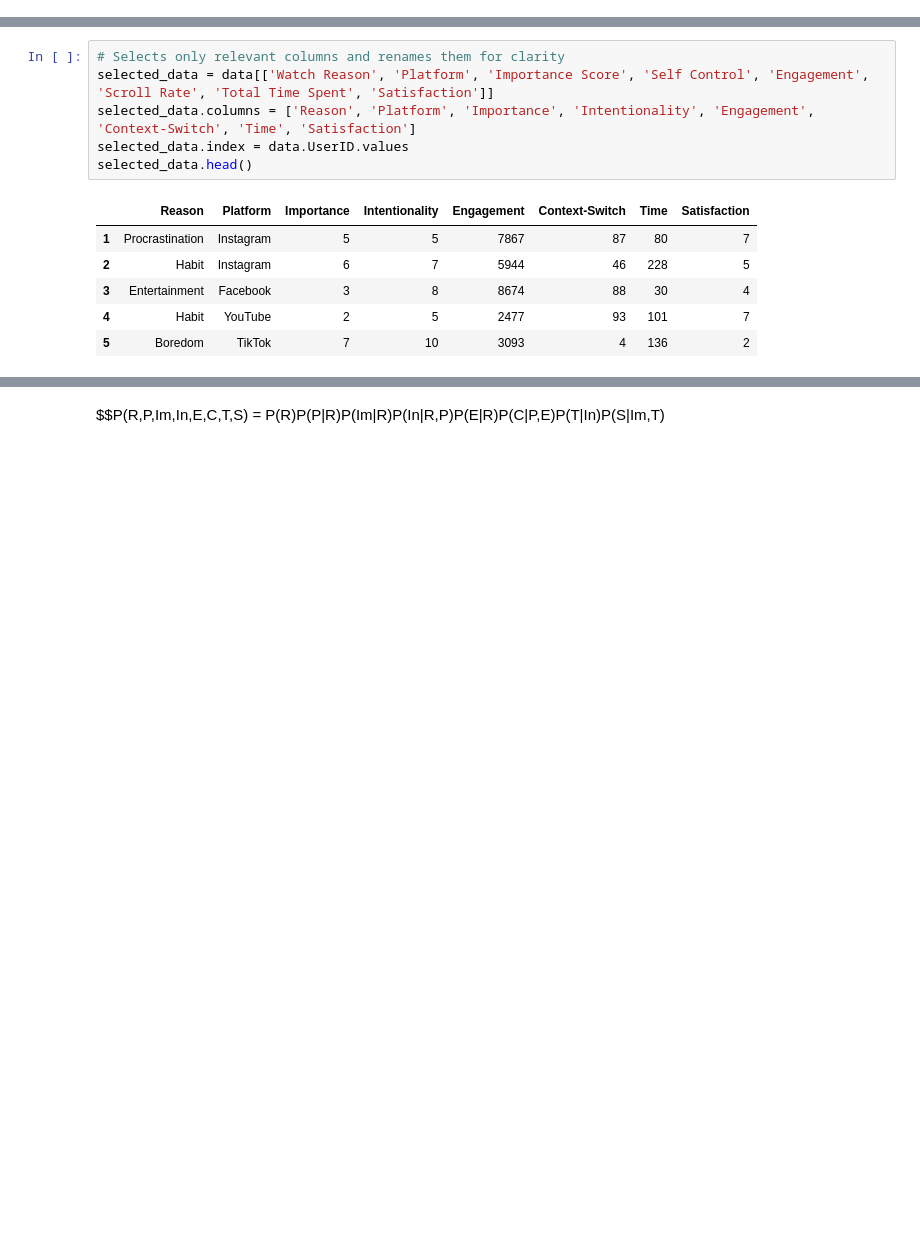
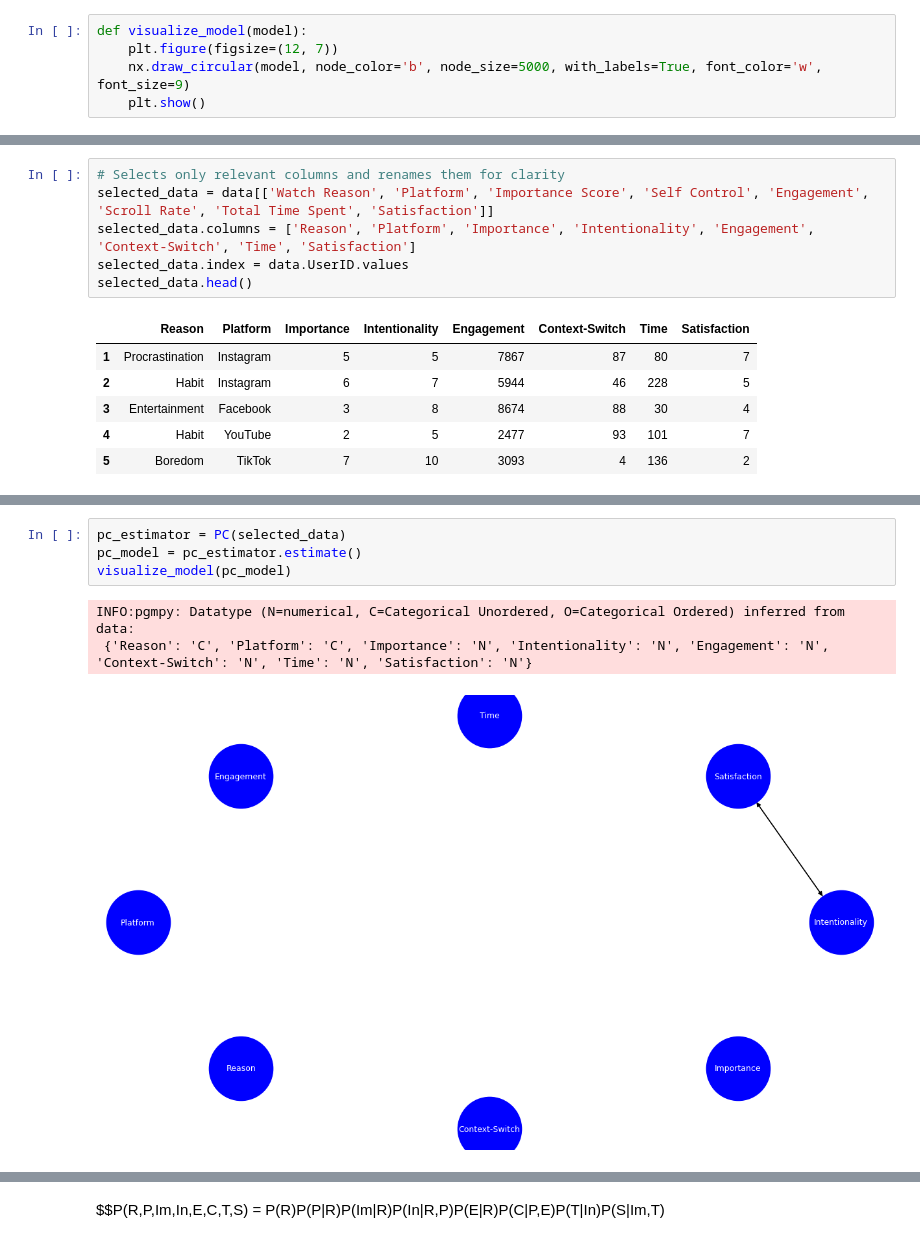
Before and after one commit to Jtries/socialMediaBayes, a Jupyter notebook: social_media_bayes.ipynb, the cells around one changed output, grey strips where cells are left out. Saved outputs shown, nothing was run; the diff lists cells and outputs as text; blank space fills up the shorter version.

Commit message:
estimation of the model from the data

```diff
--- a/social_media_bayes.ipynb
+++ b/social_media_bayes.ipynb
@@ -21,3 +21,8 @@ from pgmpy.factors.discrete import TabularCPD
+# %%
+def visualize_model(model):
+    plt.figure(figsize=(12, 7))
+    nx.draw_circular(model, node_color='b', node_size=5000, with_labels=True, font_color='w', font_size=9)
+    plt.show()
 # %%
 # Loads and previews the dataset and its shape
 data = pd.read_csv('Time-Wasters on Social Media.csv', delimiter=',')
@@ -82 +82,9 @@ Ordering: Reason -> Platform -> Importance -> Intentionality -> Engagement -> Co
+# %%
+pc_estimator = PC(selected_data)
+pc_model = pc_estimator.estimate()
+visualize_model(pc_model)
+# %% [output]
+INFO:pgmpy: Datatype (N=numerical, C=Categorical Unordered, O=Categorical Ordered) inferred from data:
+ {'Reason': 'C', 'Platform': 'C', 'Importance': 'N', 'Intentionality': 'N', 'Engagement': 'N', 'Context-Switch': 'N', 'Time': 'N', 'Satisfaction': 'N'}
+[figure, added]
 # %% [markdown]
```
Also changed, not shown: parts of 10 cells of this notebook.
